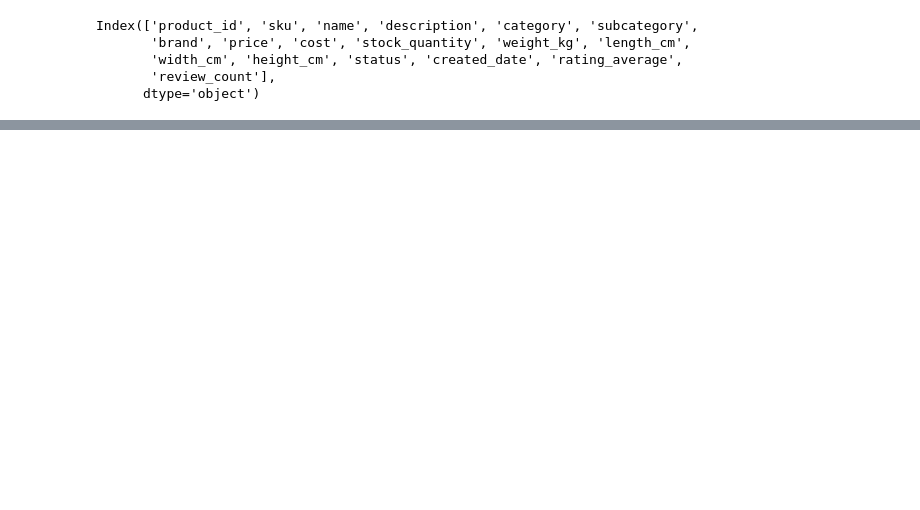
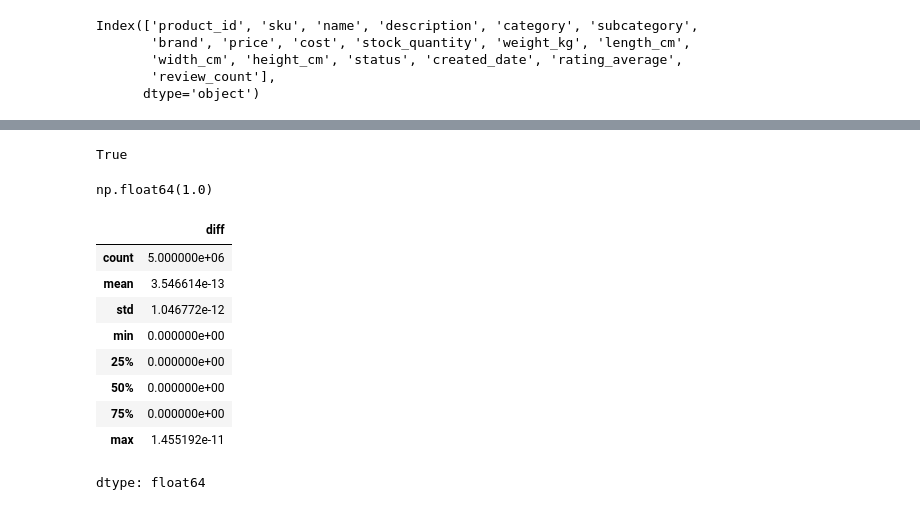
Before and after one commit to rishavvashisht823/Amazon, a Jupyter notebook: chapter_appendix-tools-for-deep-learning/jupyter.ipynb, the cells around one changed output, grey strips where cells are left out. Saved outputs shown, nothing was run; the diff lists cells and outputs as text; code cells hidden in the pictures; blank space fills up the shorter version.

```diff
--- a/chapter_appendix-tools-for-deep-learning/jupyter.ipynb
+++ b/chapter_appendix-tools-for-deep-learning/jupyter.ipynb
@@ -75,3 +75,40 @@ df_product.head(2)
 |  | product_id | sku | name | description | category | subcategory | brand | price | cost | ... |
 | 0 | 1 | PRD-KMQL4V-KEE | Cutting Monitor Deluxe | Trendy design reflecting current ... | Mobile Devices | RidOns | RoastRoyal | 181.95 | 79.95 | ... |
 | 1 | 2 | PRD-VD0TAJ-NBG | Elite Phablet v3 | Elegant aesthetics with minimalis... | Reference | Utensils | CableConnect | 564.95 | 857.95 | ... |
+# %%
+df_person['person_id'].is_unique
+df_orders['order_id'].is_unique
+df_product['product_id'].is_unique
+# %% [output]
+True
+# %%
+df_orders['person_id'].isin(df_person['person_id']).mean()
+df_orderline['order_id'].isin(df_orders['order_id']).mean()
+df_orderline['product_id'].isin(df_product['product_id']).mean()
+# %% [output]
+np.float64(1.0)
+# %%
+order_total_check = (
+    df_orderline
+    .groupby('order_id')['subtotal']
+    .sum()
+    .reset_index()
+    .merge(df_orders[['order_id', 'total_amount']], on='order_id', how='left')
+)
+
+order_total_check['diff'] = (
+    order_total_check['subtotal'] - order_total_check['total_amount']
+).abs()
+
+order_total_check['diff'].describe()
+# %% [output]
+|  | diff |
+| count | 5.000000e+06 |
+| mean | 3.546614e-13 |
+| std | 1.046772e-12 |
+| min | 0.000000e+00 |
+| 25% | 0.000000e+00 |
+| 50% | 0.000000e+00 |
+| 75% | 0.000000e+00 |
+| max | 1.455192e-11 |
+dtype: float64
```
Also changed, not shown: parts of 10 cells of this notebook.
